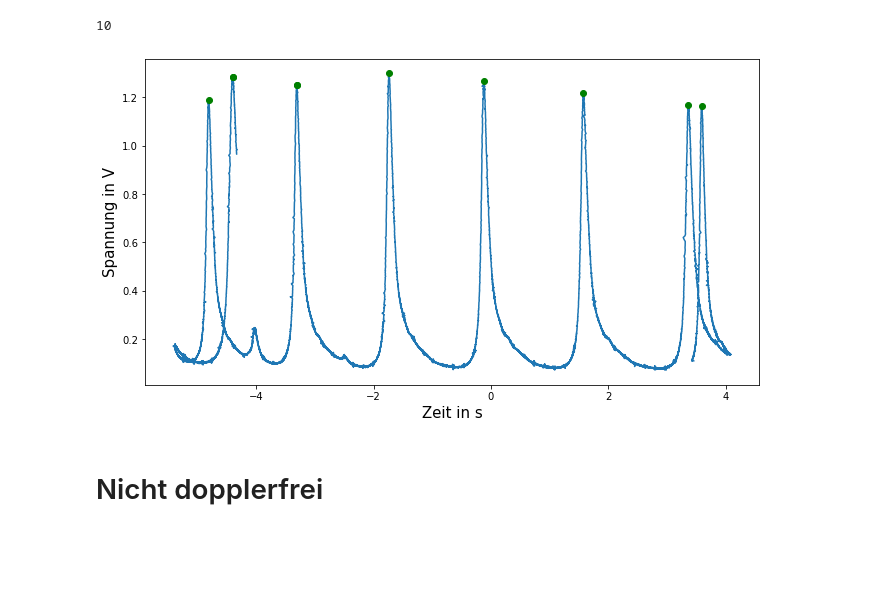
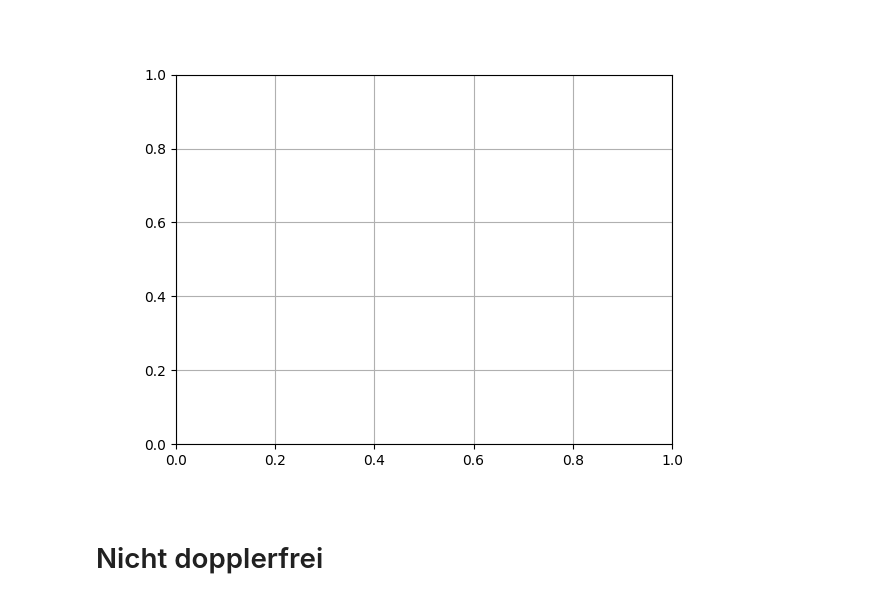
Before and after one commit to cedrickrm/F-Prak, a Jupyter notebook: Laserspektroskopie/laser.ipynb, the cells around one changed output. Cells and saved outputs as stored; diff of their text form; code cells hidden in the pictures; blank space fills up the shorter version.

```diff
--- a/Laserspektroskopie/laser.ipynb
+++ b/Laserspektroskopie/laser.ipynb
@@ -56,11 +57,23 @@ class LaserData:
 
 
 laser = LaserData('Data/spektrum_dopplerfrei_mit_pump_freq4.dat')
-# %%
-laser.plot(with_peaks=True)
-# %% [output]
-10
-[figure, removed]
+# %%
+laser = LaserData('Data/spektrum_dopplerfrei_ohne_pump_freq3.dat')
+idx_start = np.argmax(laser.piezo_voltage)
+idx_stop  = np.argmin(laser.piezo_voltage)
+
+laser.slice_data(idx_start, idx_stop)
+
+#filter data
+laser.piezo_voltage = savgol_filter(laser.piezo_voltage, 1000, 1)
+laser.fabry_perot = savgol_filter(laser.fabry_perot, 50, 6)
+%matplotlib widget
+plt.clf()
+#plt.plot(piezo2wavelength(5*laser.piezo_voltage)-780, laser.probe_laser)
+plt.grid()
+plt.show()
+# %% [output]
+[figure, added]
 # %% [markdown]
 # Nicht dopplerfrei
 # %%
```
Also changed, not shown: parts of 3 cells of this notebook.
